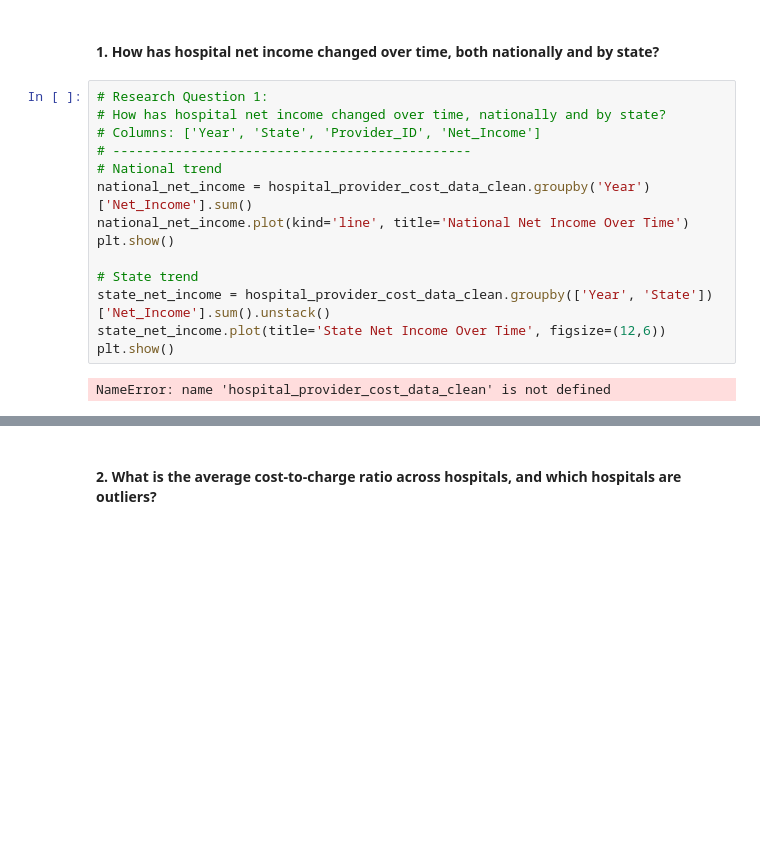
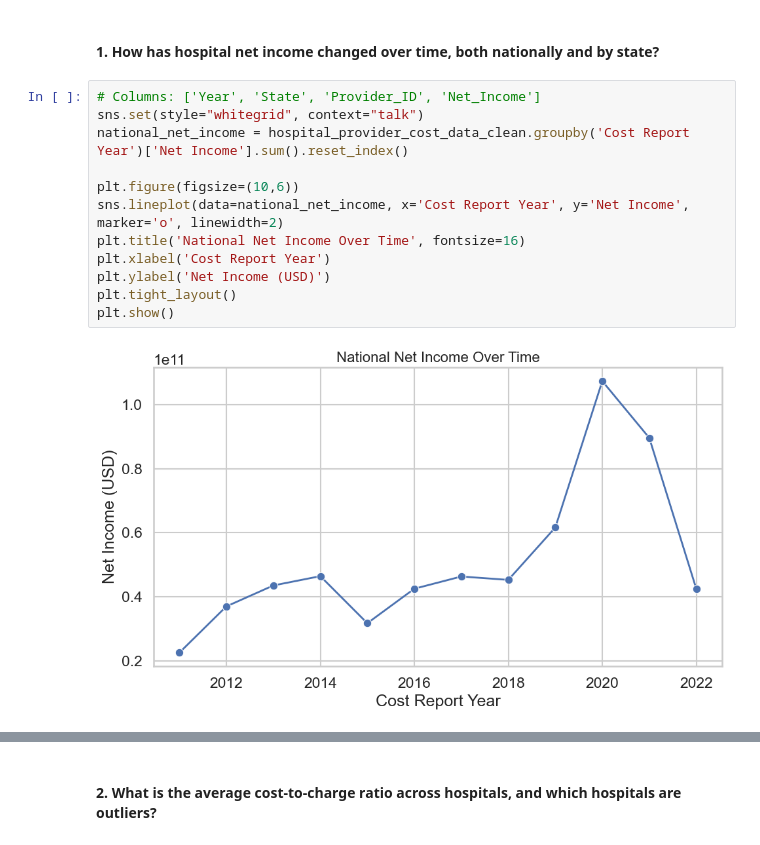
Before and after one commit to jcao-portfolio/hospital-provider-cost-data-analysis, a Jupyter notebook: Notebooks/hospital_provider_cost_data_analysis.ipynb, the cells around one changed output, grey strips where cells are left out. Drawn from its saved outputs; the diff is of its cells as text; blank space fills up the shorter version.

Commit message:
Modified jupyter notebook, finished working on first question of exploratory data analysis

```diff
--- a/Notebooks/hospital_provider_cost_data_analysis.ipynb
+++ b/Notebooks/hospital_provider_cost_data_analysis.ipynb
@@ -748,18 +924,16 @@ This structured approach ensures that each analysis step is transparent, reprodu
 # %% [markdown]
 #### 1. How has hospital net income changed over time, both nationally and by state?
 # %%
-# Research Question 1:
-# How has hospital net income changed over time, nationally and by state?
 # Columns: ['Year', 'State', 'Provider_ID', 'Net_Income']
-# ----------------------------------------------
-# National trend
-national_net_income = hospital_provider_cost_data_clean.groupby('Year')['Net_Income'].sum()
-national_net_income.plot(kind='line', title='National Net Income Over Time')
+sns.set(style="whitegrid", context="talk")
+national_net_income = hospital_provider_cost_data_clean.groupby('Cost Report Year')['Net Income'].sum().reset_index()
+
+plt.figure(figsize=(10,6))
+sns.lineplot(data=national_net_income, x='Cost Report Year', y='Net Income', marker='o', linewidth=2)
+plt.title('National Net Income Over Time', fontsize=16)
+plt.xlabel('Cost Report Year')
+plt.ylabel('Net Income (USD)')
+plt.tight_layout()
 plt.show()
-
-# State trend
-state_net_income = hospital_provider_cost_data_clean.groupby(['Year', 'State'])['Net_Income'].sum().unstack()
-state_net_income.plot(title='State Net Income Over Time', figsize=(12,6))
-plt.show()
 # %% [output]
-NameError: name 'hospital_provider_cost_data_clean' is not defined
+[figure, added]
```
Also changed, not shown: parts of 20 cells of this notebook.
